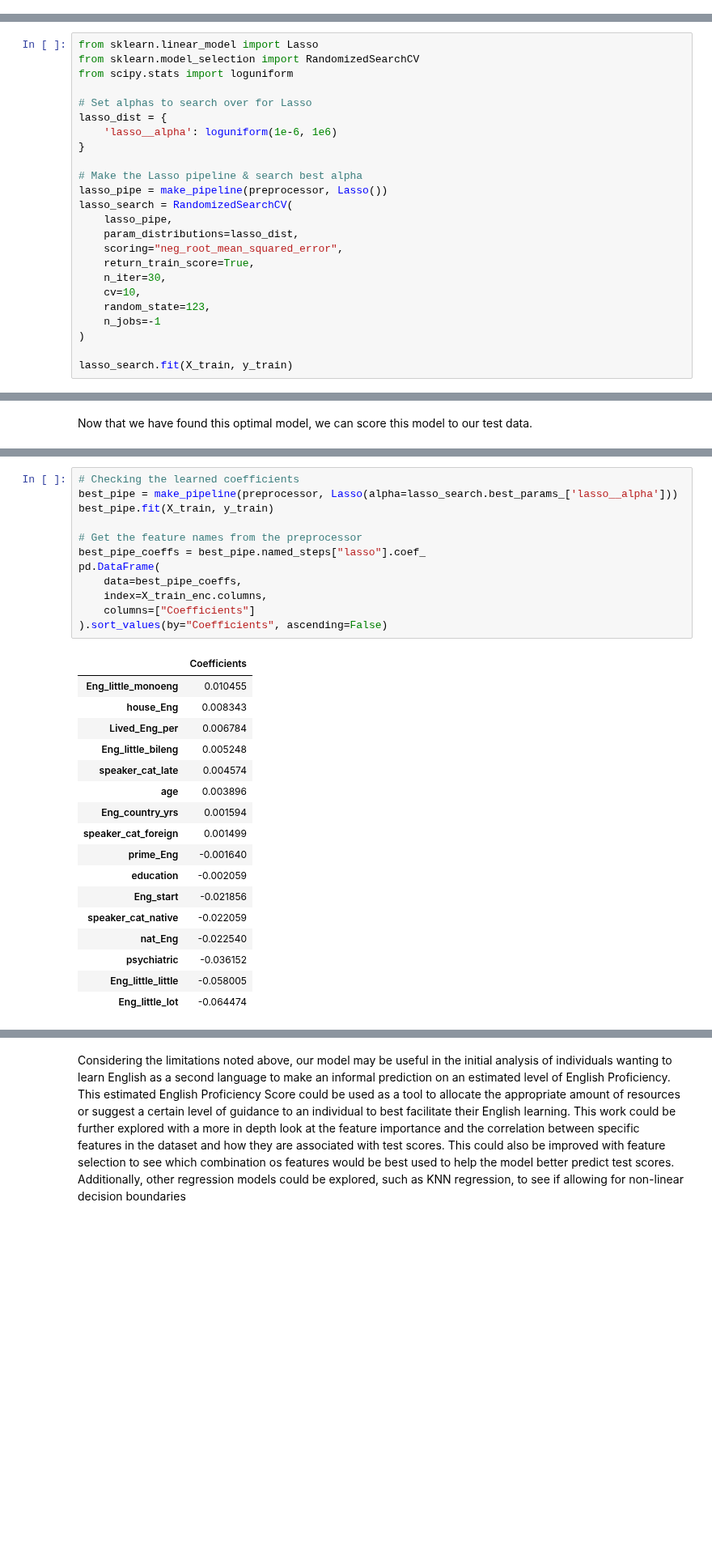
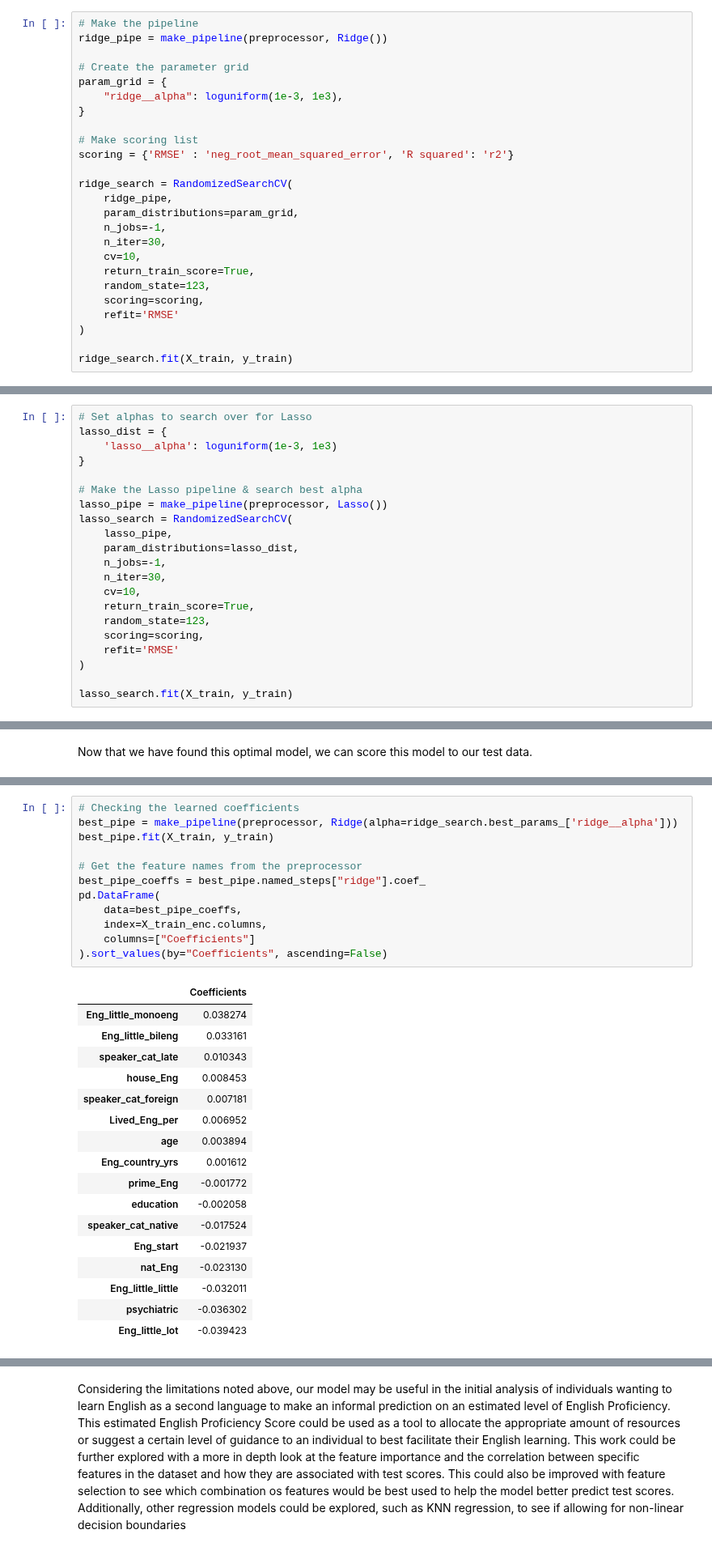
Before and after one commit to UBC-MDS/english-score-predictor, a Jupyter notebook: src/English Language Learning Ability Prediction.ipynb, the cells around one changed output, grey strips where cells are left out. Shown at 81% size. Drawn from its saved outputs; the diff is of its cells as text; blank space fills up the shorter version.

```diff
--- a/src/English Language Learning Ability Prediction.ipynb
+++ b/src/English Language Learning Ability Prediction.ipynb
@@ -658,0 +615,25 @@ ridge_search.fit(X_train, y_train)
+# %%
+# Make the pipeline
+ridge_pipe = make_pipeline(preprocessor, Ridge())
+
+# Create the parameter grid
+param_grid = {
+    "ridge__alpha": loguniform(1e-3, 1e3),
+}
+
+# Make scoring list
+scoring = {'RMSE' : 'neg_root_mean_squared_error', 'R squared': 'r2'}
+
+ridge_search = RandomizedSearchCV(
+    ridge_pipe,
+    param_distributions=param_grid,
+    n_jobs=-1,
+    n_iter=30,
+    cv=10,
+    return_train_score=True,
+    random_state=123,
+    scoring=scoring,
+    refit='RMSE'
+)
+
+ridge_search.fit(X_train, y_train)
@@ -695,11 +700,7 @@ The next model that we created is a Lasso Regression model. Lasso stands for Lea
 # %%
-from sklearn.linear_model import Lasso
-from sklearn.model_selection import RandomizedSearchCV
-from scipy.stats import loguniform
-
 # Set alphas to search over for Lasso
 lasso_dist = {
-    'lasso__alpha': loguniform(1e-6, 1e6)
+    'lasso__alpha': loguniform(1e-3, 1e3)
 }
 
 # Make the Lasso pipeline & search best alpha
@@ -707,12 +708,13 @@ lasso_pipe = make_pipeline(preprocessor, Lasso())
 lasso_search = RandomizedSearchCV(
     lasso_pipe,
     param_distributions=lasso_dist,
-    scoring="neg_root_mean_squared_error",
-    return_train_score=True,
+    n_jobs=-1,
     n_iter=30,
     cv=10,
+    return_train_score=True,
     random_state=123,
-    n_jobs=-1
+    scoring=scoring,
+    refit='RMSE'
 )
 
 lasso_search.fit(X_train, y_train)
@@ -777,33 +784,33 @@ Looking at our optimal model, we are able to look at the learned coefficients fo
 # %%
 # Checking the learned coefficients
-best_pipe = make_pipeline(preprocessor, Lasso(alpha=lasso_search.best_params_['lasso__alpha']))
+best_pipe = make_pipeline(preprocessor, Ridge(alpha=ridge_search.best_params_['ridge__alpha']))
 best_pipe.fit(X_train, y_train)
 
 # Get the feature names from the preprocessor
-best_pipe_coeffs = best_pipe.named_steps["lasso"].coef_
+best_pipe_coeffs = best_pipe.named_steps["ridge"].coef_
 pd.DataFrame(
     data=best_pipe_coeffs,
     index=X_train_enc.columns,
     columns=["Coefficients"]
 ).sort_values(by="Coefficients", ascending=False)
 # %% [output]
 |  | Coefficients |
-| Eng_little_monoeng | 0.010455 |
-| house_Eng | 0.008343 |
-| Lived_Eng_per | 0.006784 |
-| Eng_little_bileng | 0.005248 |
-| speaker_cat_late | 0.004574 |
-| age | 0.003896 |
-| Eng_country_yrs | 0.001594 |
-| speaker_cat_foreign | 0.001499 |
-| prime_Eng | -0.001640 |
-| education | -0.002059 |
-| Eng_start | -0.021856 |
-| speaker_cat_native | -0.022059 |
-| nat_Eng | -0.022540 |
-| psychiatric | -0.036152 |
-| Eng_little_little | -0.058005 |
-| Eng_little_lot | -0.064474 |
+| Eng_little_monoeng | 0.038274 |
+| Eng_little_bileng | 0.033161 |
+| speaker_cat_late | 0.010343 |
+| house_Eng | 0.008453 |
+| speaker_cat_foreign | 0.007181 |
+| Lived_Eng_per | 0.006952 |
+| age | 0.003894 |
+| Eng_country_yrs | 0.001612 |
+| prime_Eng | -0.001772 |
+| education | -0.002058 |
+| speaker_cat_native | -0.017524 |
+| Eng_start | -0.021937 |
+| nat_Eng | -0.023130 |
+| Eng_little_little | -0.032011 |
+| psychiatric | -0.036302 |
+| Eng_little_lot | -0.039423 |
 # %% [markdown]
 From the results above, we can see that the most important features in determining a high English Proficiency Score are:
 - `Eng_little_monoeng`: This is a binary column that indicates whether the participant is a native speaker of English or not. This is the most important feature associated with increasing the English Proficiency Score.
```
Also changed, not shown: parts of 27 cells of this notebook.
